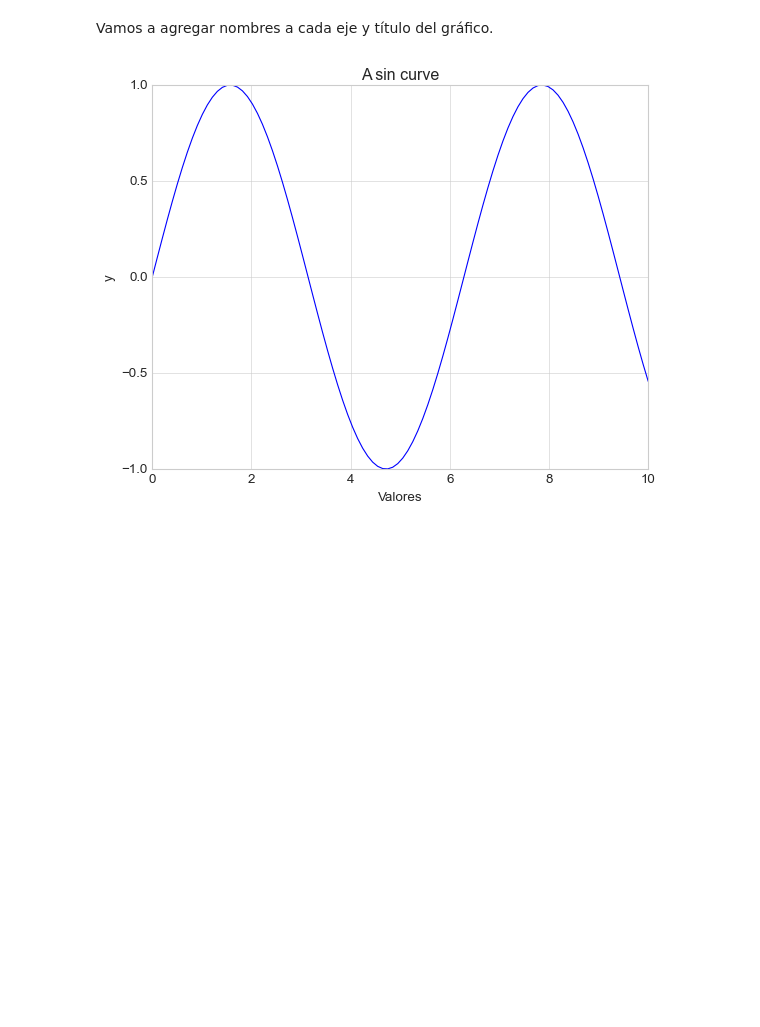
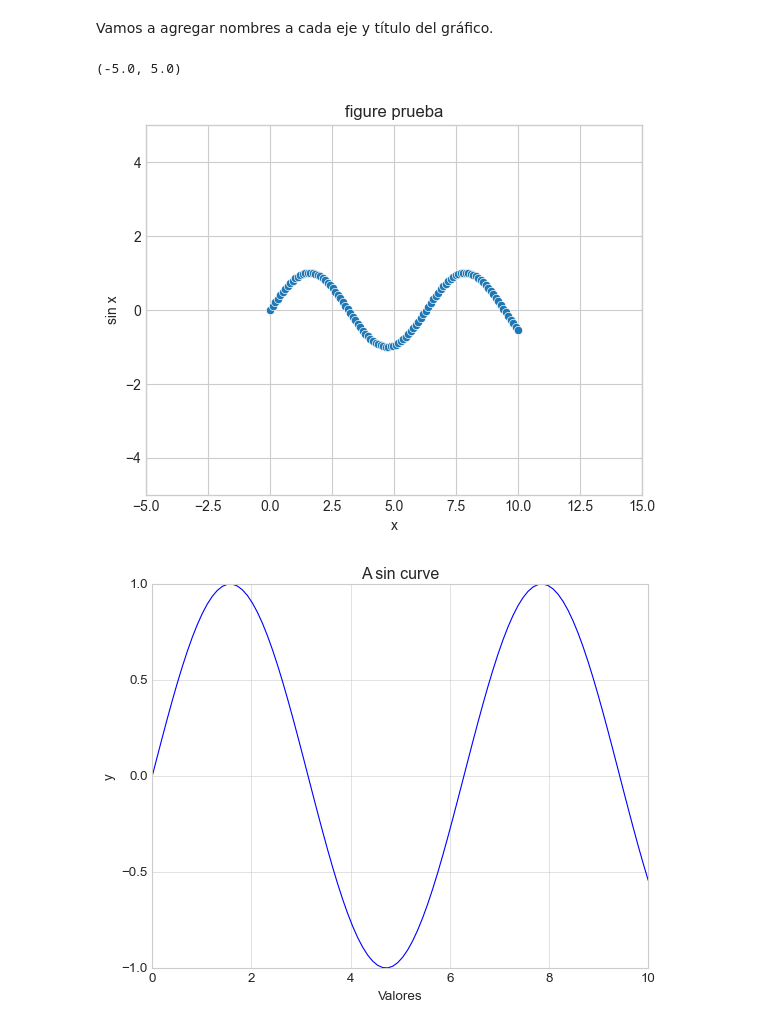
Before and after one commit to Mlcruz9/DS_TheBridgeBBK_SBIL2023, a Jupyter notebook: 2-Data_Analysis/4-Visualización/1-Matplotlib/Matplotlib.ipynb, the cells around one changed output. Saved outputs shown, nothing was run; the diff lists cells and outputs as text; code cells hidden in the pictures; blank space fills up the shorter version.

```diff
--- a/2-Data_Analysis/4-Visualización/1-Matplotlib/Matplotlib.ipynb
+++ b/2-Data_Analysis/4-Visualización/1-Matplotlib/Matplotlib.ipynb
@@ -185,3 +187,13 @@ Vamos a agregar nombres a cada eje y título del gráfico.
+# %%
+sns.scatterplot(x = x, y = np.sin(x))
+plt.title('figure prueba')
+plt.xlabel('x')
+plt.ylabel('sin x')
+plt.xlim(-5, 15)
+plt.ylim(-5, 5)
+# %% [output]
+(-5.0, 5.0)
+[figure, added]
 # %%
 plt.plot(x, np.sin(x))
 plt.title("A sin curve")
```
Also changed, not shown: parts of 8 cells of this notebook, 16 other files.
